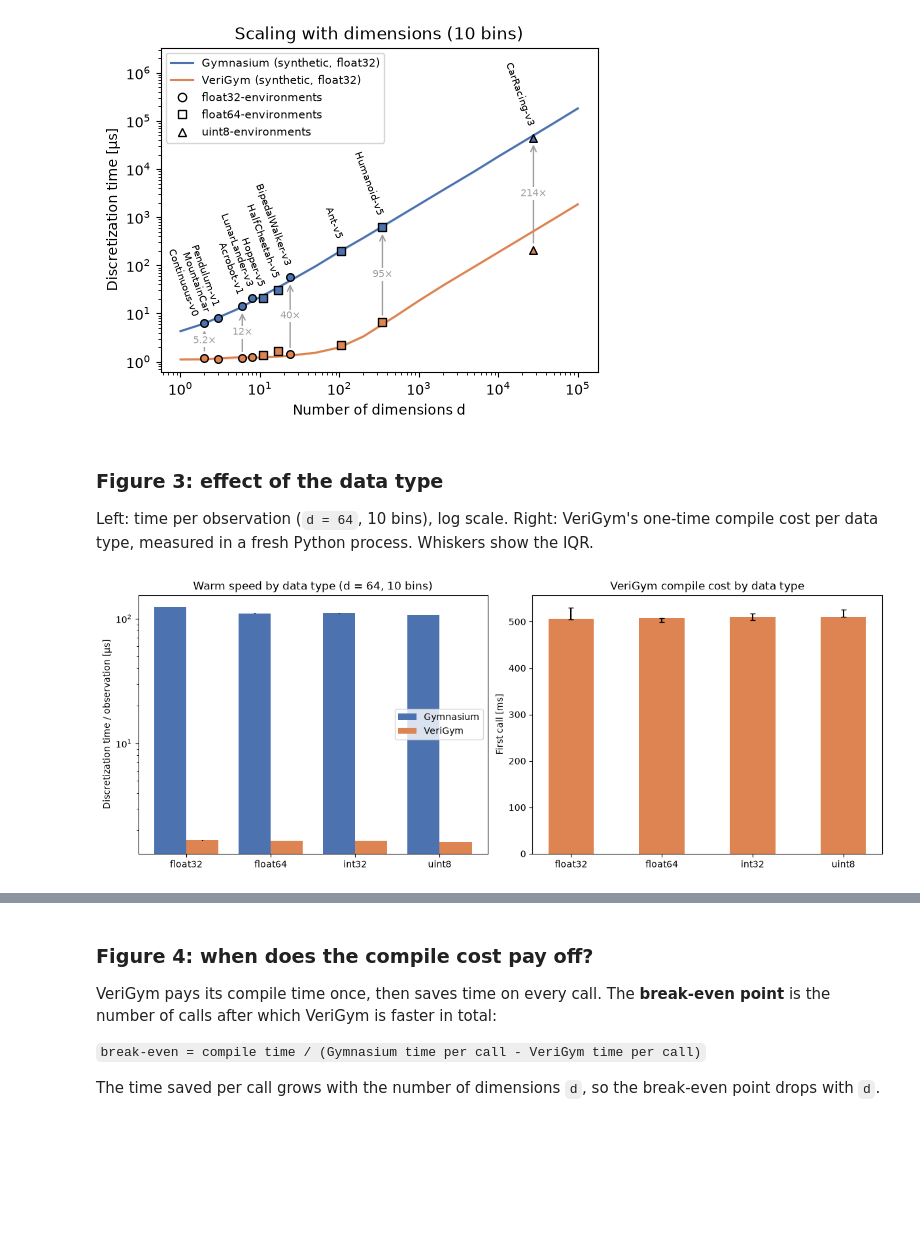
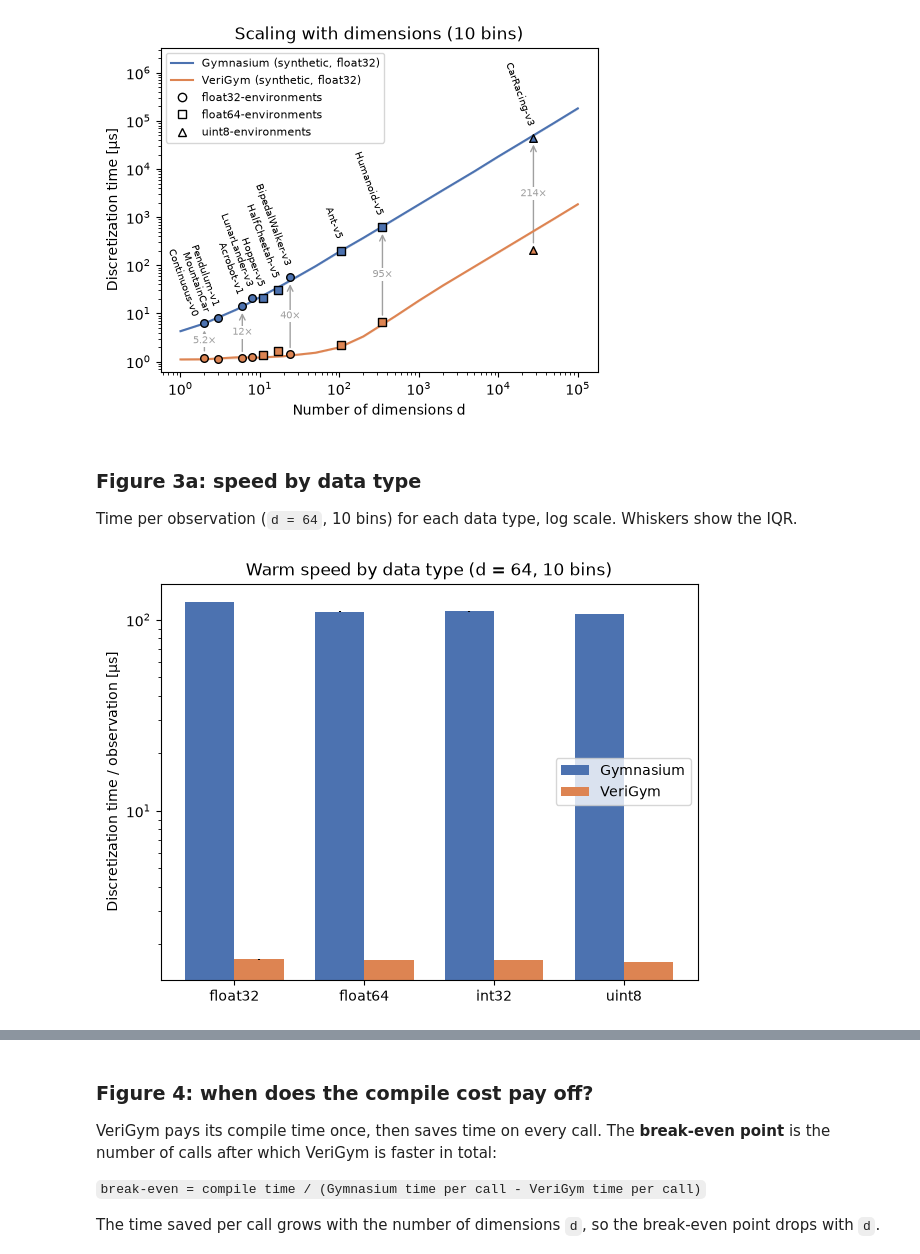
Before and after one commit to ai-fm/VeriGym, a Jupyter notebook: examples/tech_eval_files/discretization_overhead/gymnasium-verigym-benchmark-figures.ipynb, the cells around one changed output, grey strips where cells are left out. Cells and saved outputs as stored; diff of their text form; code cells hidden in the pictures; blank space fills up the shorter version.

Commit message:
separate figures

```diff
--- a/examples/tech_eval_files/discretization_overhead/gymnasium-verigym-benchmark-figures.ipynb
+++ b/examples/tech_eval_files/discretization_overhead/gymnasium-verigym-benchmark-figures.ipynb
@@ -559,31 +559,23 @@ plt.show()
 # %% [output]
 [figure]
 # %% [markdown]
-### Figure 3: effect of the data type
+### Figure 3a: speed by data type
 
-Left: time per observation (`d = 64`, 10 bins), log scale. Right: VeriGym's
-one-time compile cost per data type, measured in a fresh Python process.
+Time per observation (`d = 64`, 10 bins) for each data type, log scale.
 Whiskers show the IQR.
 # %%
 x = np.arange(len(DTYPES))
-fig, (ax_t, ax_c) = plt.subplots(1, 2, num="Figure 3: Data type", figsize=(12, 4.5),
-                                constrained_layout=True)
+fig, ax_t = plt.subplots(num="Figure 3a: Speed by data type", figsize=(6, 4.5),
+                         constrained_layout=True)
 for offset, lib in [(-width / 2, "gymnasium"), (width / 2, "verigym")]:
     rows = [r[lib] for r in dtype_rows]
     med, yerr = err(rows)
     ax_t.bar(x + offset, med, width, yerr=yerr, color=COLORS[lib], label=NAMES[lib])
 ax_t.set_yscale("log")
 ax_t.set_xticks(x, DTYPES)
 ax_t.set(ylabel="Discretization time / observation [µs]",
          title=f"Warm speed by data type (d = {DTYPE_DIM}, {BINS} bins)")
 ax_t.legend(loc="center right")
-
-med = np.array([jit[dt]["first_s"] for dt in DTYPES]) * 1e3
-low = med - [jit[dt]["first_q25_s"] * 1e3 for dt in DTYPES]
-high = [jit[dt]["first_q75_s"] * 1e3 for dt in DTYPES] - med
-ax_c.bar(x, med, 0.5, yerr=[low, high], capsize=3, color=COLORS["verigym"])
-ax_c.set_xticks(x, DTYPES)
-ax_c.set(ylabel="First call [ms]", title="VeriGym compile cost by data type")
 plt.show()
 # %% [output]
-[figure, old version]
+[figure, new version]
```
Also changed, not shown: parts of 3 cells of this notebook, 1 other file.
